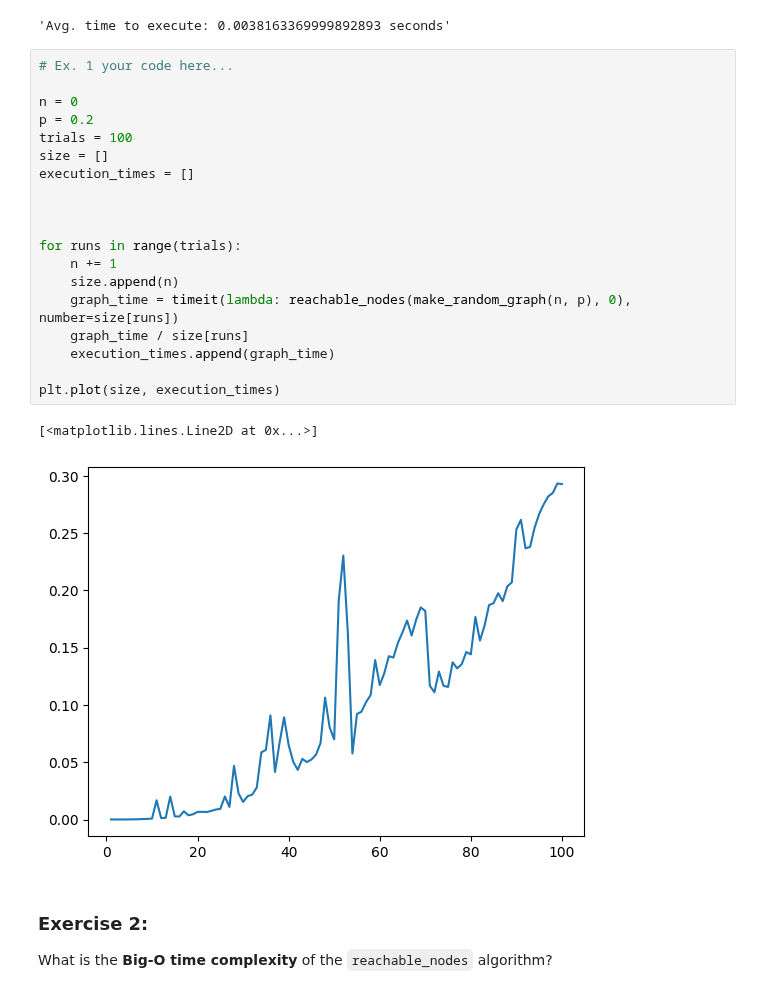
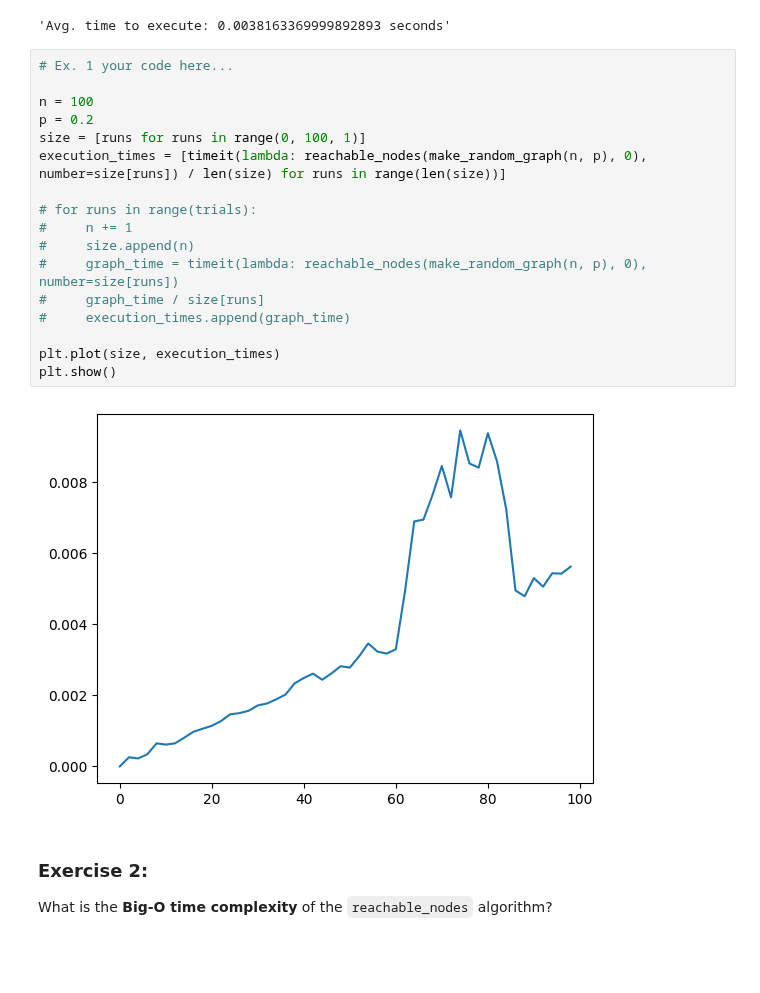
Before and after one commit to silentflame04/cap-comp215, a Jupyter notebook: labs/lab04-graphs.ipynb, the cells around one changed output. Drawn from its saved outputs; the diff is of its cells as text; blank space fills up the shorter version.

```diff
--- a/labs/lab04-graphs.ipynb
+++ b/labs/lab04-graphs.ipynb
@@ -127,25 +127,22 @@ f'Avg. time to execute: {seconds} seconds'
 # %%
 # Ex. 1 your code here...
 
-n = 0
+n = 100
 p = 0.2
-trials = 100
-size = []
-execution_times = []
+size = [runs for runs in range(0, 100, 1)]
+execution_times = [timeit(lambda: reachable_nodes(make_random_graph(n, p), 0), number=size[runs]) / len(size) for runs in range(len(size))]
 
-
-
-for runs in range(trials):
-    n += 1
-    size.append(n)
-    graph_time = timeit(lambda: reachable_nodes(make_random_graph(n, p), 0), number=size[runs])
-    graph_time / size[runs]
-    execution_times.append(graph_time)
+# for runs in range(trials):
+#     n += 1
+#     size.append(n)
+#     graph_time = timeit(lambda: reachable_nodes(make_random_graph(n, p), 0), number=size[runs])
+#     graph_time / size[runs]
+#     execution_times.append(graph_time)
 
 plt.plot(size, execution_times)
+plt.show()
 # %% [output]
-[<matplotlib.lines.Line2D at 0x...>]
-[figure, old version]
+[figure, new version]
 # %% [markdown]
 ### Exercise 2:
 What is the **Big-O time complexity** of the `reachable_nodes` algorithm?
```
Also changed, not shown: parts of 1 cell of this notebook.
